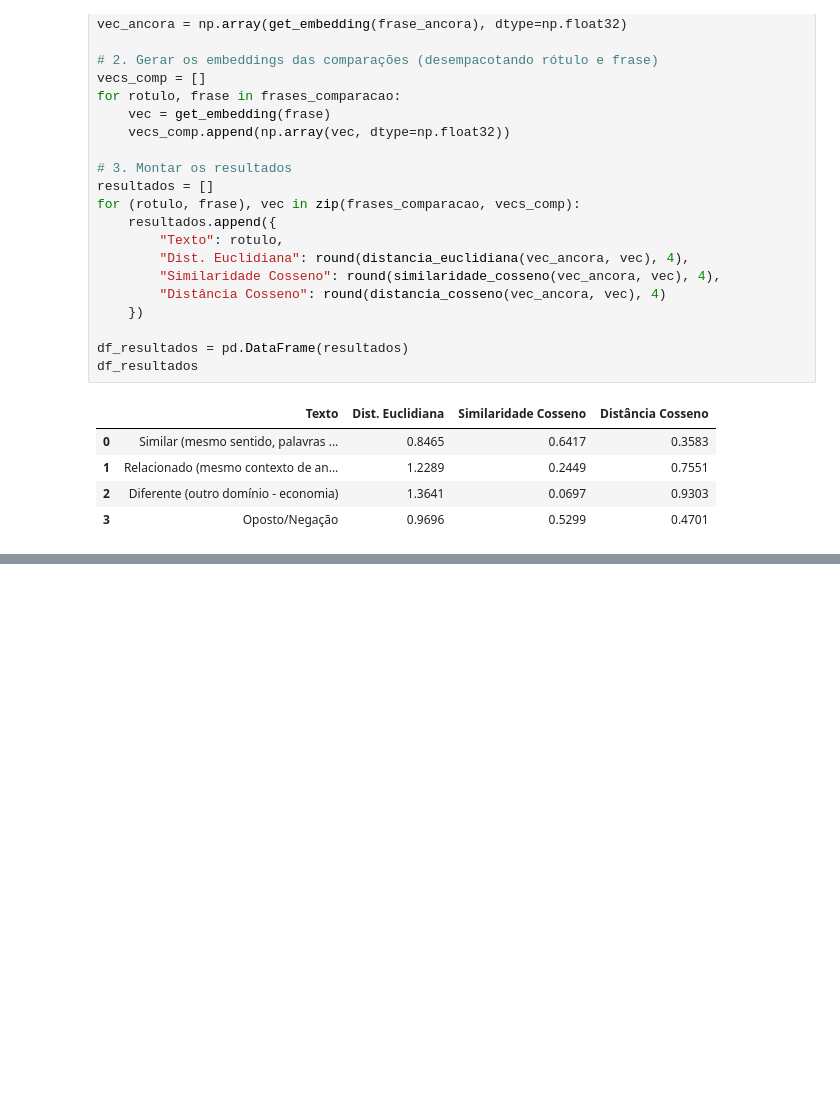
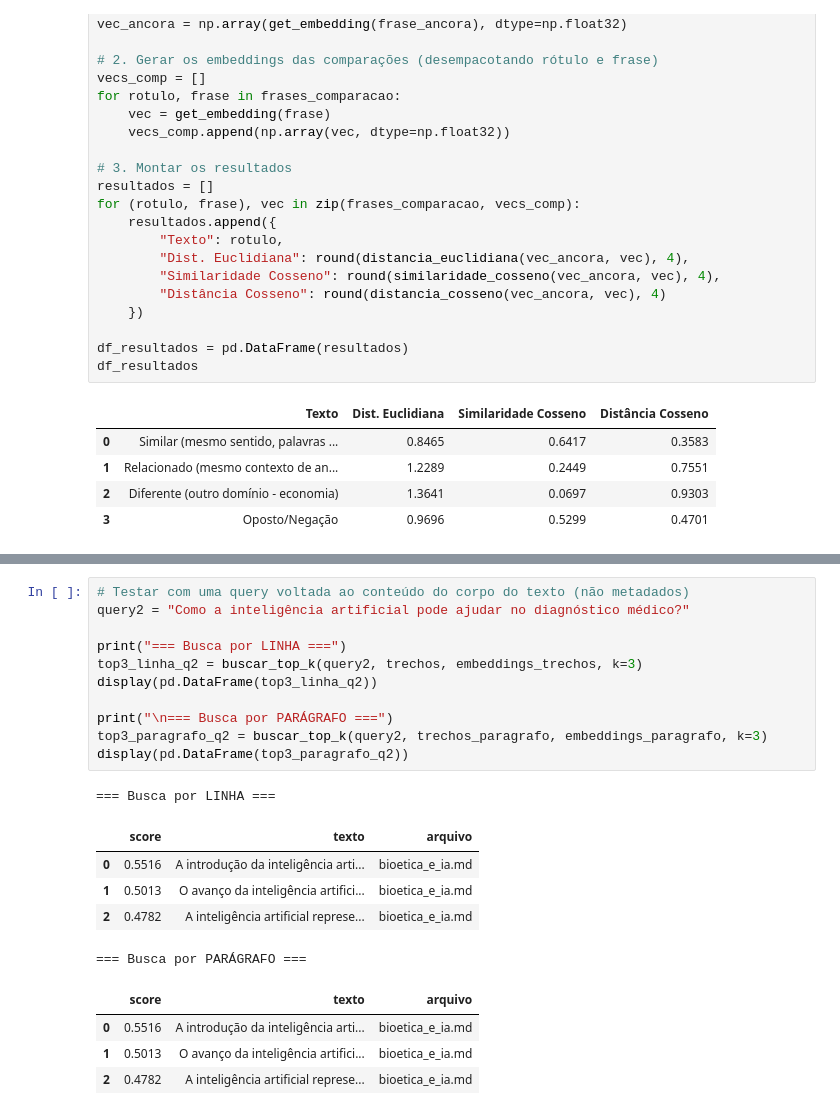
Before and after one commit to MARCIO-COSTA93/Residencia-Trilhas-em-Tecnologias-IA-Generativa-RAG, a Jupyter notebook: AULA_03/Aula_03_a.ipynb, the cells around one changed output, grey strips where cells are left out. Saved outputs shown, nothing was run; the diff lists cells and outputs as text; blank space fills up the shorter version.

```diff
--- a/AULA_03/Aula_03_a.ipynb
+++ b/AULA_03/Aula_03_a.ipynb
@@ -233,0 +395,22 @@ df_resultados
+# %%
+# Testar com uma query voltada ao conteúdo do corpo do texto (não metadados)
+query2 = "Como a inteligência artificial pode ajudar no diagnóstico médico?"
+
+print("=== Busca por LINHA ===")
+top3_linha_q2 = buscar_top_k(query2, trechos, embeddings_trechos, k=3)
+display(pd.DataFrame(top3_linha_q2))
+
+print("\n=== Busca por PARÁGRAFO ===")
+top3_paragrafo_q2 = buscar_top_k(query2, trechos_paragrafo, embeddings_paragrafo, k=3)
+display(pd.DataFrame(top3_paragrafo_q2))
+# %% [output]
+=== Busca por LINHA ===
+|  | score | texto | arquivo |
+| 0 | 0.5516 | A introdução da inteligência arti... | bioetica_e_ia.md |
+| 1 | 0.5013 | O avanço da inteligência artifici... | bioetica_e_ia.md |
+| 2 | 0.4782 | A inteligência artificial represe... | bioetica_e_ia.md |
+=== Busca por PARÁGRAFO ===
+|  | score | texto | arquivo |
+| 0 | 0.5516 | A introdução da inteligência arti... | bioetica_e_ia.md |
+| 1 | 0.5013 | O avanço da inteligência artifici... | bioetica_e_ia.md |
+| 2 | 0.4782 | A inteligência artificial represe... | bioetica_e_ia.md |
```
Also changed, not shown: parts of 13 cells of this notebook.
